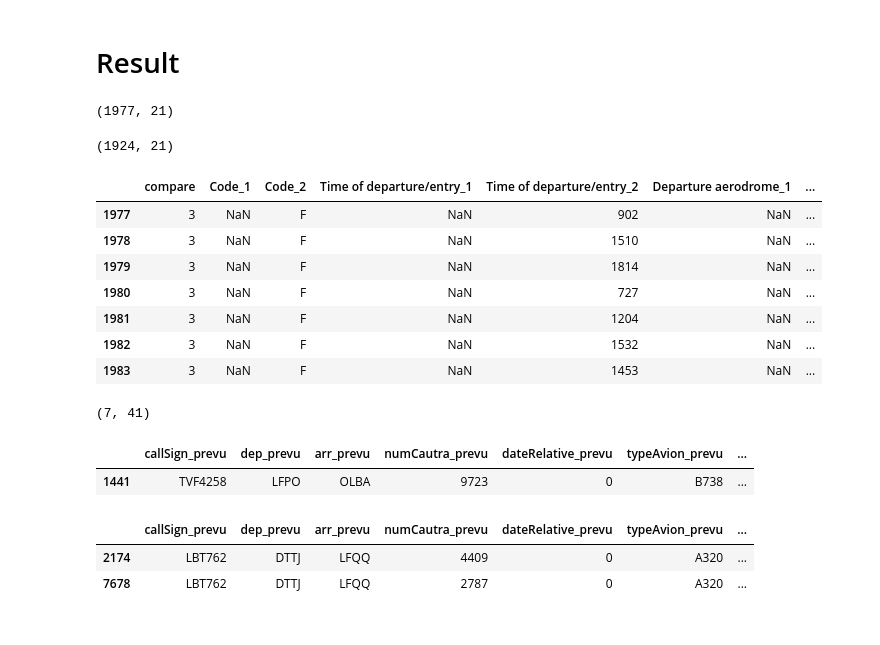
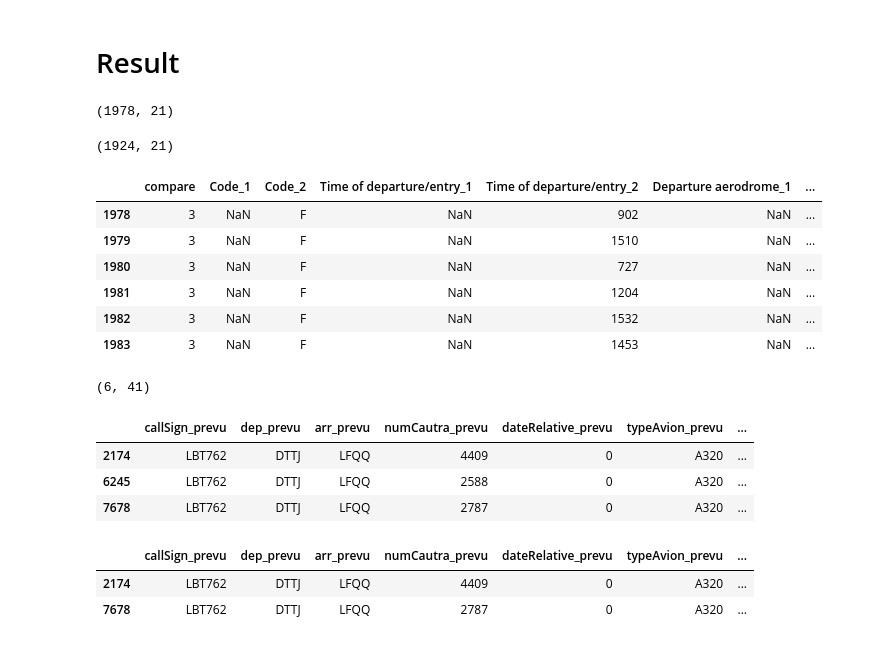
Before and after one commit to ittaldias/redevance, a Jupyter notebook: notebook/test_comparaison.ipynb, the cells around one changed output. Cells and saved outputs as stored; diff of their text form; code cells hidden in the pictures.

```diff
--- a/notebook/test_comparaison.ipynb
+++ b/notebook/test_comparaison.ipynb
@@ -49,6 +49,8 @@ def read_and_process_file(fichier_a_deposee):
                 isprevu = False
                 isrealise = False
                 isfinal = False
+                is81 = False
+                is82 = False
                 balise = ''
                 hneg = False
                 flag82 = False
@@ -131,7 +133,8 @@ def read_and_process_file(fichier_a_deposee):
                 tableau_vol['listeRangPremier' + etat] = words[1]
             if words[0] == "80":
                 tableau_vol['rangTransaction' + etat] = words[1]
-            if words[0] == "81":
+            if words[0] == "81" and not is81:
+                is81 = True
                 if len(words) >= 15:
                     parts = ligne.split("-")
                     last_word = parts[0].split()[-1]
@@ -166,7 +169,8 @@ def read_and_process_file(fichier_a_deposee):
                         else:
                             print(ligne)
                             compteur += 1
-            if words[0] == "82":
+            if words[0] == "82"and not is82:
+                is82 = True
                 tableau_vol['heure'] = (words[1][:2])
                 tableau_vol['minute'] = (words[1][3:])
                 tableau_vol['accuseTrt' + etat] = words[1]
@@ -1345,7 +1349,7 @@ jour_cible = jour_123[(jour_123["Flight date"] == "240316") | (jour_123["Flight
 # %%
 jour_cible.shape
 # %% [output]
-(1977, 21)
+(1978, 21)
 # %%
 ABACUS_Mars.shape
 # %% [output]
@@ -1356,9 +1360,8 @@ dataresult = comparaison_data(jour_cible, ABACUS_Mars, 240316, 240316)
 (dataresult[dataresult["compare"] ==3])
 # %% [output]
 |  | compare | Code_1 | Code_2 | Time of departure/entry_1 | Time of departure/entry_2 | Departure aerodrome_1 | ... |
-| 1977 | 3 | NaN | F | NaN | 902 | NaN | ... |
-| 1978 | 3 | NaN | F | NaN | 1510 | NaN | ... |
-| 1979 | 3 | NaN | F | NaN | 1814 | NaN | ... |
+| 1978 | 3 | NaN | F | NaN | 902 | NaN | ... |
+| 1979 | 3 | NaN | F | NaN | 1510 | NaN | ... |
 | 1980 | 3 | NaN | F | NaN | 727 | NaN | ... |
 | 1981 | 3 | NaN | F | NaN | 1204 | NaN | ... |
 | 1982 | 3 | NaN | F | NaN | 1532 | NaN | ... |
@@ -1366,12 +1369,14 @@ dataresult = comparaison_data(jour_cible, ABACUS_Mars, 240316, 240316)
 # %%
 (dataresult[dataresult["compare"] ==3]).shape
 # %% [output]
-(7, 41)
+(6, 41)
 # %%
-jour_2[jour_2['callSign_prevu']=='TVF4258']
+jour_2[jour_2['callSign_prevu']=='LBT762']
 # %% [output]
 |  | callSign_prevu | dep_prevu | arr_prevu | numCautra_prevu | dateRelative_prevu | typeAvion_prevu | ... |
-| 1441 | TVF4258 | LFPO | OLBA | 9723 | 0 | B738 | ... |
+| 2174 | LBT762 | DTTJ | LFQQ | 4409 | 0 | A320 | ... |
+| 6245 | LBT762 | DTTJ | LFQQ | 2588 | 0 | A320 | ... |
+| 7678 | LBT762 | DTTJ | LFQQ | 2787 | 0 | A320 | ... |
 # %%
 jour_2_utile_traitee[jour_2_utile_traitee['callSign_prevu']=='LBT762']
 # %% [output]
```
Also changed, not shown: 1 other file.
